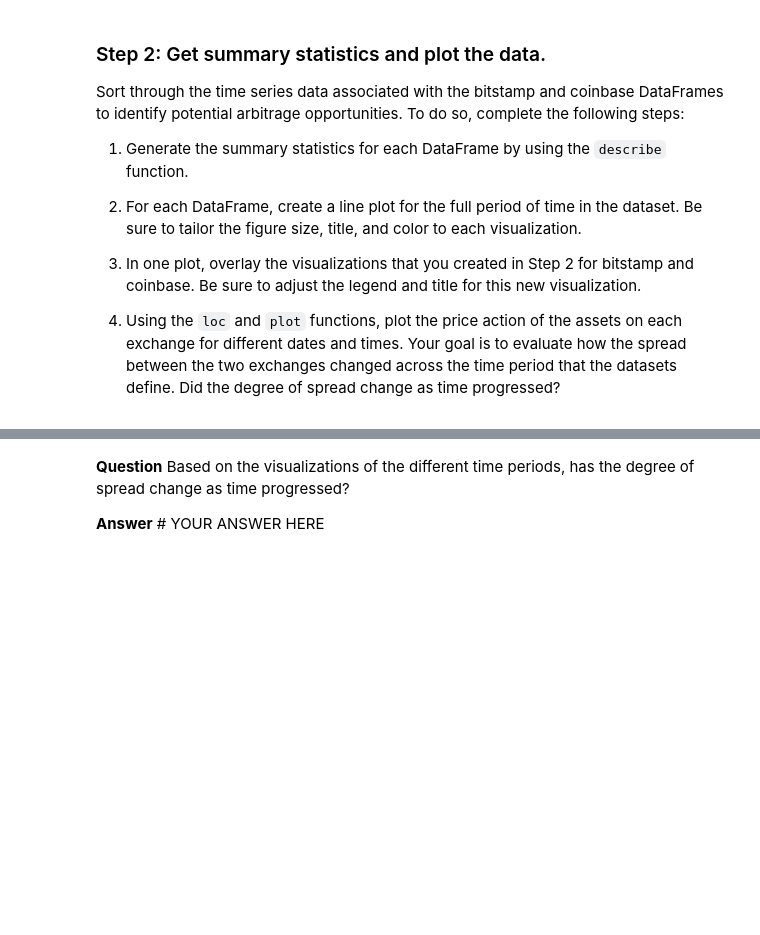
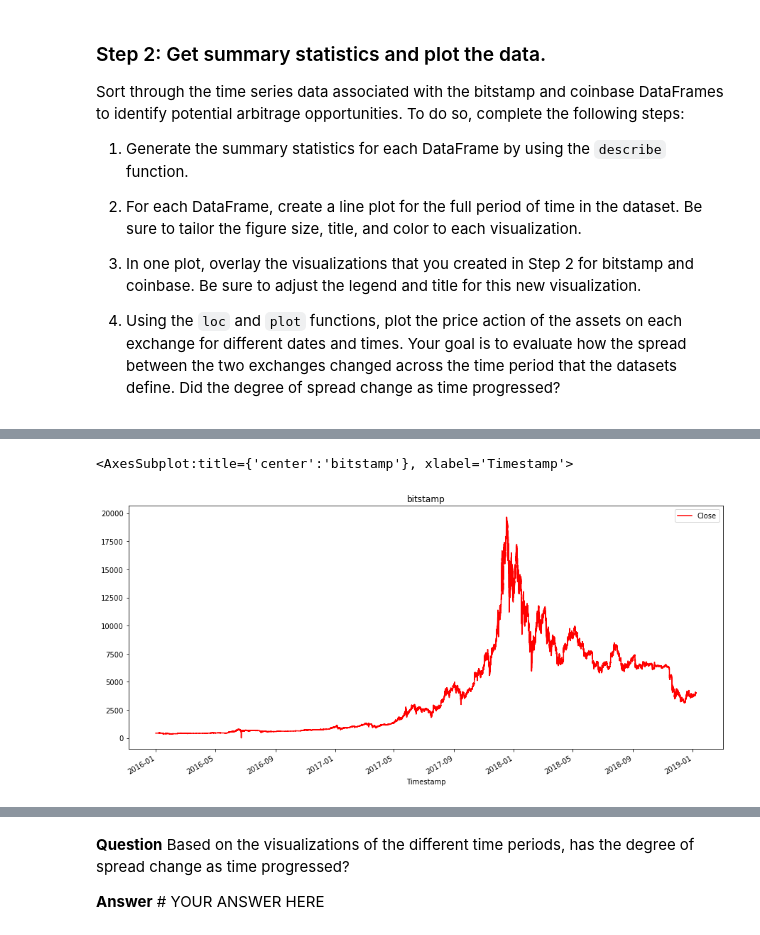
Before and after one commit to nestor39/crypto_arbitrage_3, a Jupyter notebook: crypto_arbitrage.ipynb, the cells around one changed output, grey strips where cells are left out. Drawn from its saved outputs; the diff is of its cells as text; code cells hidden in the pictures; blank space fills up the shorter version.

```diff
--- a/crypto_arbitrage.ipynb
+++ b/crypto_arbitrage.ipynb
@@ -158,7 +200,8 @@ Select the data you want to analyze. Use `loc` or `iloc` to select the following
 * Close
 # %%
 # Use loc or iloc to select `Timestamp (the index)` and `Close` from bitstamp DataFrame
-bitstamp_sliced = # YOUR CODE HERE
-
+#bitstamp_sliced = bitstamp_df.iloc[:, [3]] # YOUR CODE HERE
+bitstamp_sliced = bitstamp_df.loc[:, ['Close']]
 # Review the first five rows of the DataFrame
 # YOUR CODE HERE
+bitstamp_sliced.head()
@@ -189,7 +271,11 @@ Sort through the time series data associated with the bitstamp and coinbase Data
 # %%
 # Create a line plot for the bitstamp DataFrame for the full length of time in the dataset
 # Be sure that the figure size, title, and color are tailored to each visualization
 # YOUR CODE HERE
+bitstamp_sliced.plot(figsize=(15, 7), title="bitstamp", color="red" )
+# %% [output]
+<AxesSubplot:title={'center':'bitstamp'}, xlabel='Timestamp'>
+[figure, added]
 # %%
 # Create a line plot for the coinbase DataFrame for the full length of time in the dataset
 # Be sure that the figure size, title, and color are tailored to each visualization
```
Also changed, not shown: parts of 17 cells of this notebook.
